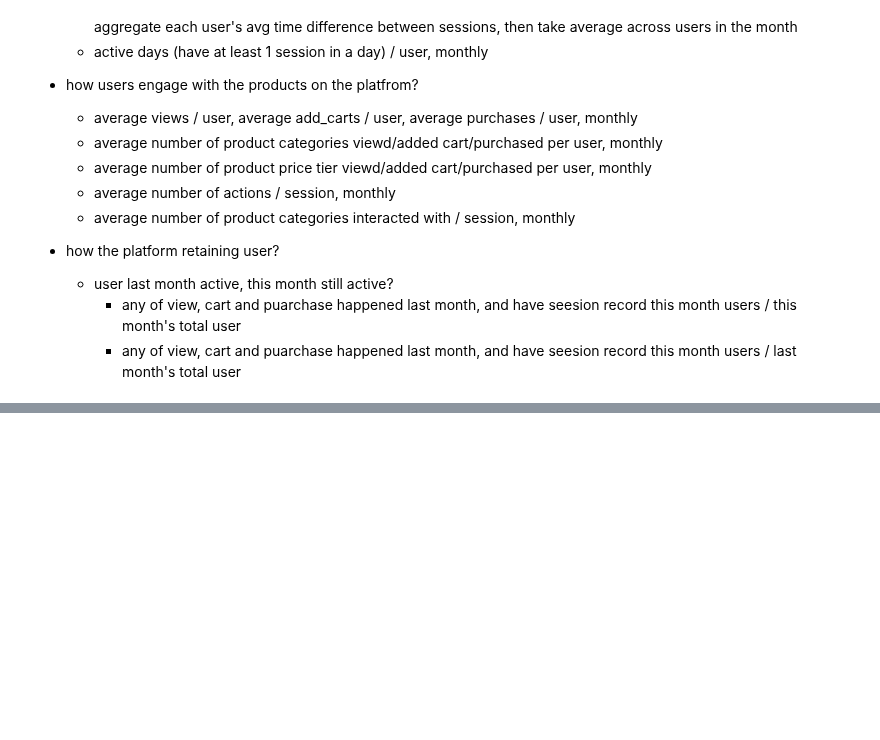
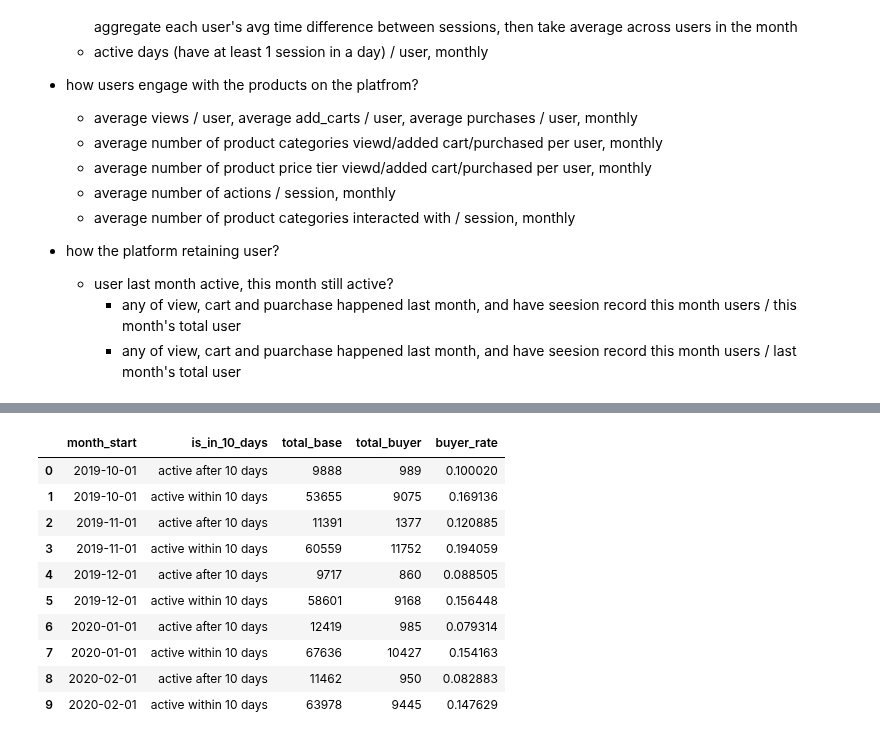
Before and after one commit to yuu1zhou/Online-cosmetics-shop-user-behavior-analysis, a Jupyter notebook: python_scripts/explore.ipynb, the cells around one changed output, grey strips where cells are left out. Drawn from its saved outputs; the diff is of its cells as text; code cells hidden in the pictures; blank space fills up the shorter version.

Commit message:
explore_v2 and explore notebook edited

```diff
--- a/python_scripts/explore.ipynb
+++ b/python_scripts/explore.ipynb
@@ -270,0 +421,24 @@ df_agg.pivot(index= 'month_start', columns= 'active_group')
+# %%
+df_2 = query_from_file(f'{parent_dir}/sql_scripts/explore_v2.sql',
+                'test_5',
+                'cosmetics_shop_data'
+)
+# %%
+df_2_agg = df_2.groupby(['month_start', 'is_in_10_days']).agg({
+    'user_id': 'count',
+    'is_buyer': 'sum'
+}).reset_index().rename(columns={'user_id': 'total_base', 'is_buyer': 'total_buyer'})
+df_2_agg['buyer_rate'] = df_2_agg['total_buyer'] / df_2_agg['total_base']
+df_2_agg
+# %% [output]
+|  | month_start | is_in_10_days | total_base | total_buyer | buyer_rate |
+| 0 | 2019-10-01 | active after 10 days | 9888 | 989 | 0.100020 |
+| 1 | 2019-10-01 | active within 10 days | 53655 | 9075 | 0.169136 |
+| 2 | 2019-11-01 | active after 10 days | 11391 | 1377 | 0.120885 |
+| 3 | 2019-11-01 | active within 10 days | 60559 | 11752 | 0.194059 |
+| 4 | 2019-12-01 | active after 10 days | 9717 | 860 | 0.088505 |
+| 5 | 2019-12-01 | active within 10 days | 58601 | 9168 | 0.156448 |
+| 6 | 2020-01-01 | active after 10 days | 12419 | 985 | 0.079314 |
+| 7 | 2020-01-01 | active within 10 days | 67636 | 10427 | 0.154163 |
+| 8 | 2020-02-01 | active after 10 days | 11462 | 950 | 0.082883 |
+| 9 | 2020-02-01 | active within 10 days | 63978 | 9445 | 0.147629 |
```
Also changed, not shown: parts of 18 cells of this notebook, 1 other file.
